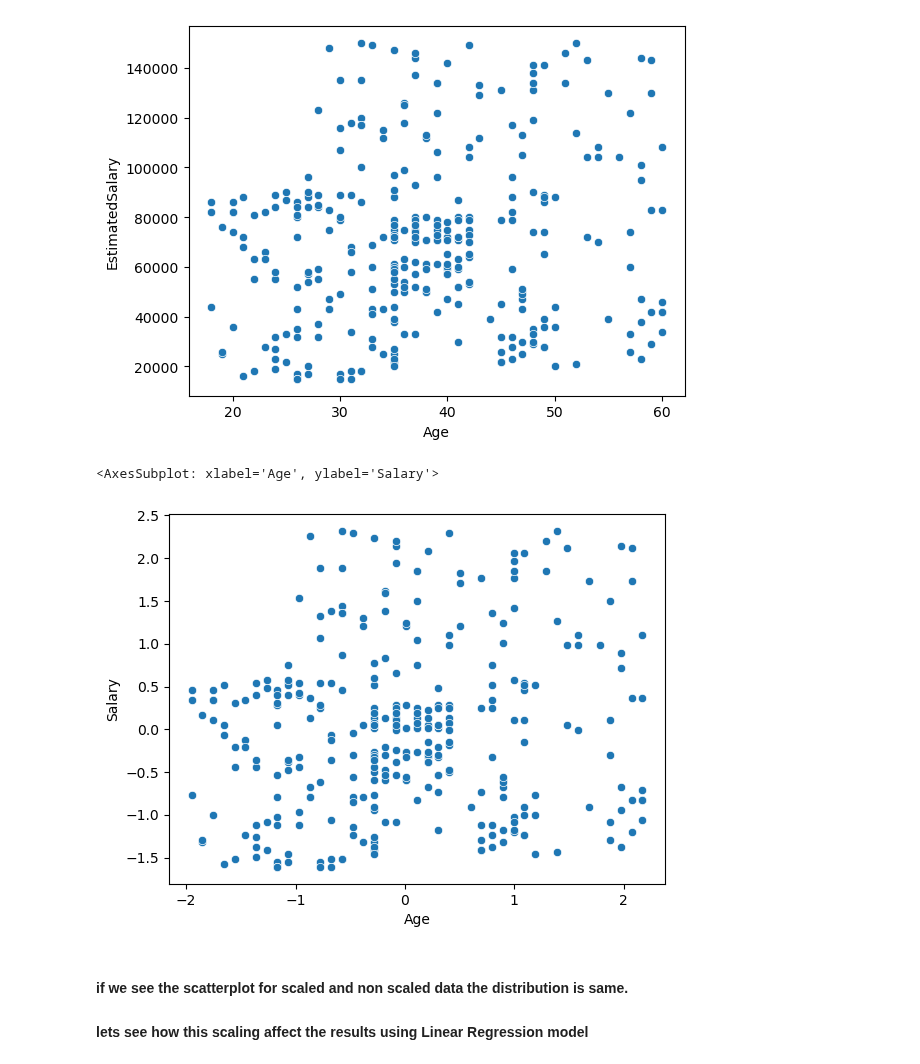
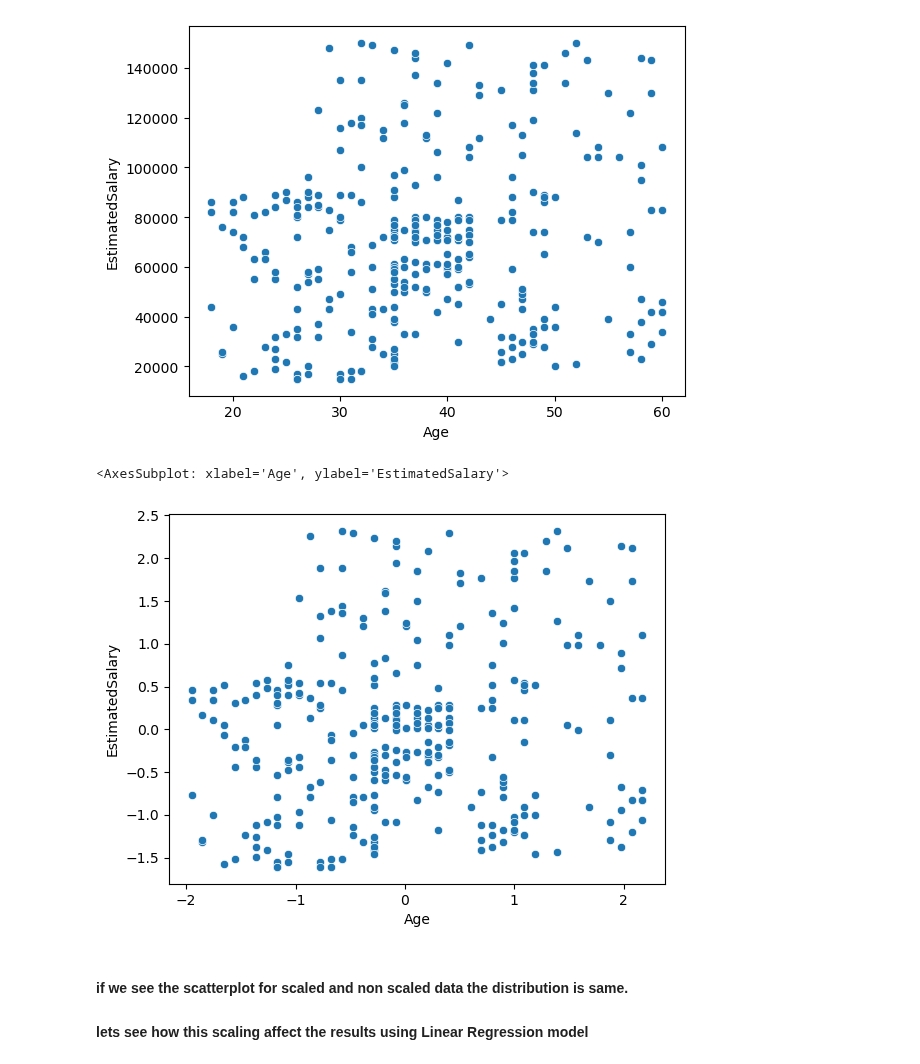
Before and after one commit to mohitemao/Effect-of-scaling-the-data-in-ML-model, a Jupyter notebook: Effect of Standardization (Scaling) of data .ipynb, the cells around one changed output. Drawn from its saved outputs; the diff is of its cells as text; code cells hidden in the pictures.

```diff
--- a/Effect of Standardization (Scaling) of data .ipynb
+++ b/Effect of Standardization (Scaling) of data .ipynb
@@ -156,10 +156,10 @@ sns.scatterplot(X_train,x="Age",y='EstimatedSalary')
 <AxesSubplot: xlabel='Age', ylabel='EstimatedSalary'>
 [figure]
 # %%
-sns.scatterplot(X_train_scaled_df,x="Age",y='Salary')
+sns.scatterplot(X_train_scaled_df,x="Age",y='EstimatedSalary')
 # %% [output]
-<AxesSubplot: xlabel='Age', ylabel='Salary'>
+<AxesSubplot: xlabel='Age', ylabel='EstimatedSalary'>
-[figure, old version]
+[figure, new version]
 # %% [markdown]
 #### if we see the scatterplot for scaled and non scaled data the distribution is same.
 #### lets see how this scaling affect the results using Linear Regression model
```
Also changed, not shown: parts of 11 cells of this notebook.
